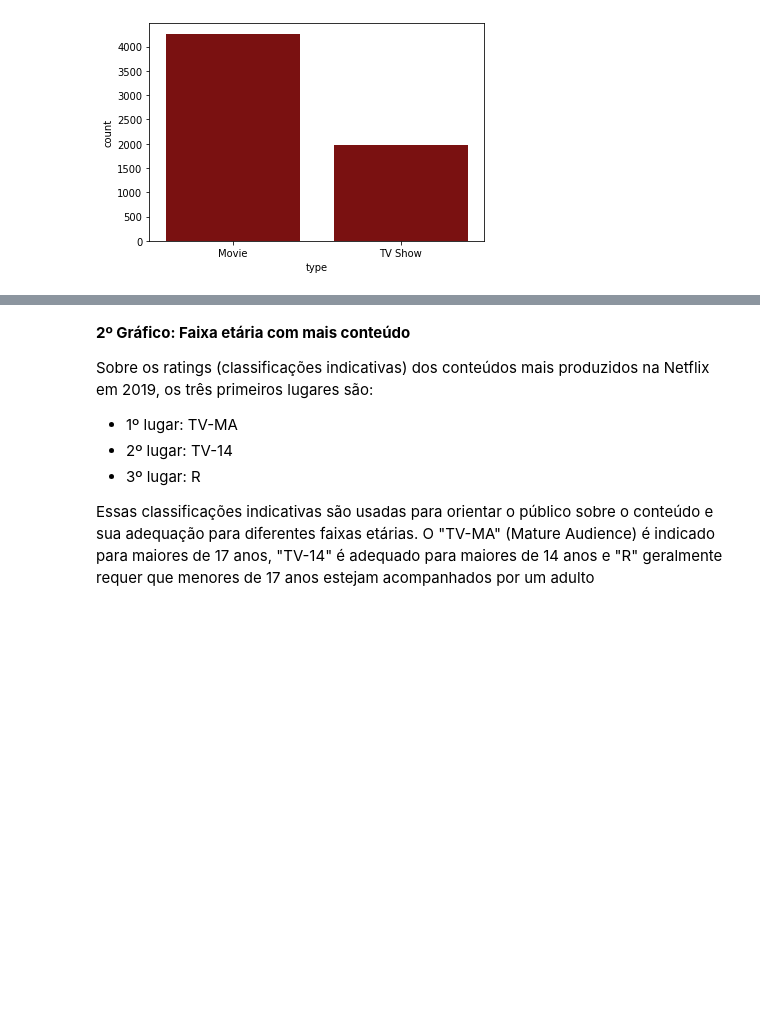
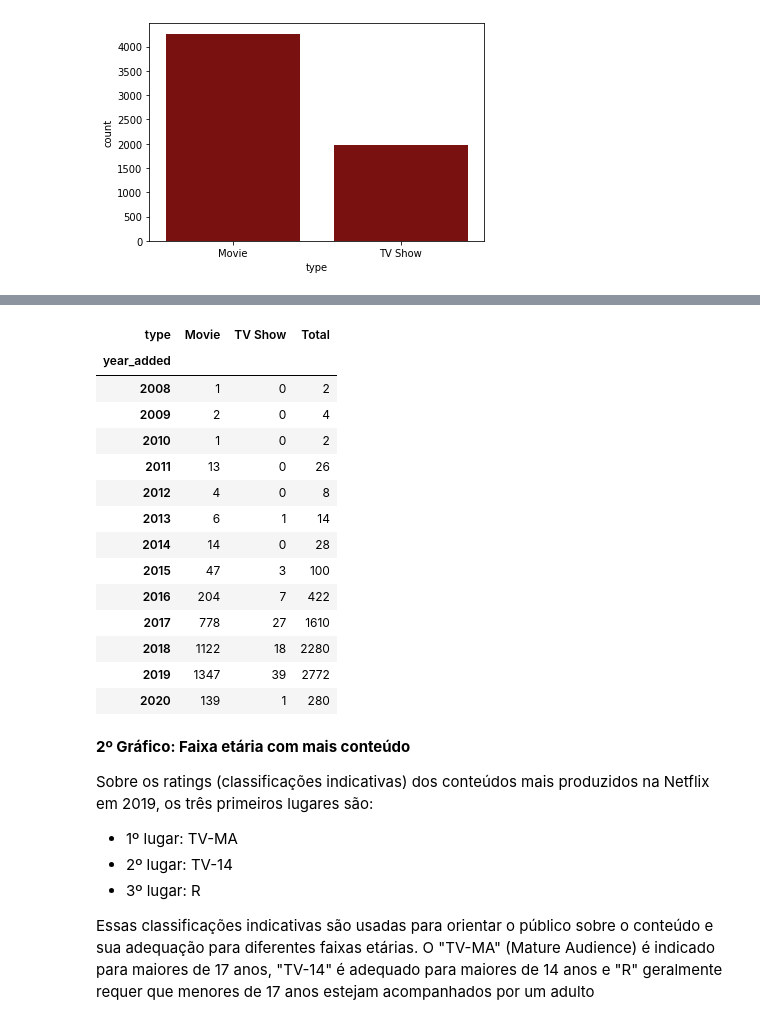
Before and after one commit to Hugox96/Netfliz_Python, a Jupyter notebook: Netflix.ipynb, the cells around one changed output, grey strips where cells are left out. Cells and saved outputs as stored; diff of their text form; code cells hidden in the pictures; blank space fills up the shorter version.

```diff
--- a/Netflix.ipynb
+++ b/Netflix.ipynb
@@ -146,0 +149,4 @@ plt.show()
+# %%
+# Criand um dataframe para verificarmos a quantidade de filmes e series criadas em relação ao ano
+content_distribution = netflix_dados.groupby(["year_added", "type"])["show_id"].count().unstack(fill_value=0)
+content_distribution
@@ -147,3 +169,24 @@ plt.show()
+# %%
+# Este comando adiciona uma nova coluna chamada 'Total' ao DataFrame content_distribution. O valor de cada célula na coluna 'Total'
+# é a soma dos valores das colunas existentes em cada linha.
+content_distribution['Total'] = content_distribution.sum(axis=1)
+content_distribution
+# %% [output]
+| type | Movie | TV Show | Total |
+| year_added |  |  |  |
+| 2008 | 1 | 0 | 2 |
+| 2009 | 2 | 0 | 4 |
+| 2010 | 1 | 0 | 2 |
+| 2011 | 13 | 0 | 26 |
+| 2012 | 4 | 0 | 8 |
+| 2013 | 6 | 1 | 14 |
+| 2014 | 14 | 0 | 28 |
+| 2015 | 47 | 3 | 100 |
+| 2016 | 204 | 7 | 422 |
+| 2017 | 778 | 27 | 1610 |
+| 2018 | 1122 | 18 | 2280 |
+| 2019 | 1347 | 39 | 2772 |
+| 2020 | 139 | 1 | 280 |
 # %% [markdown]
 **2º Gráfico: Faixa etária com mais conteúdo**
 
```
Also changed, not shown: parts of 4 cells of this notebook.
